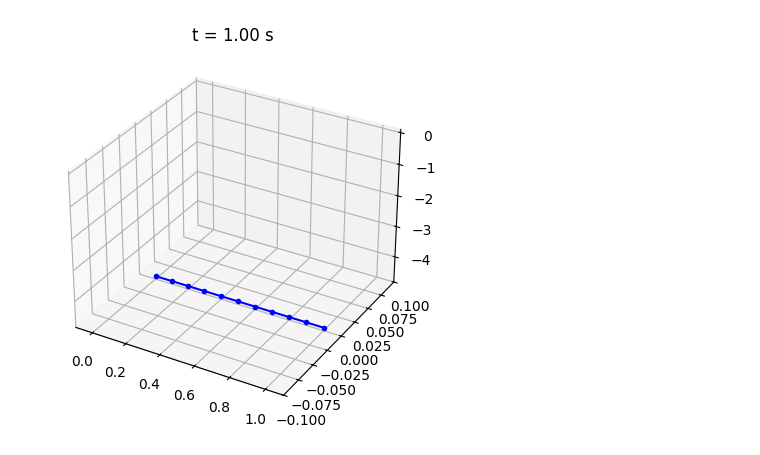
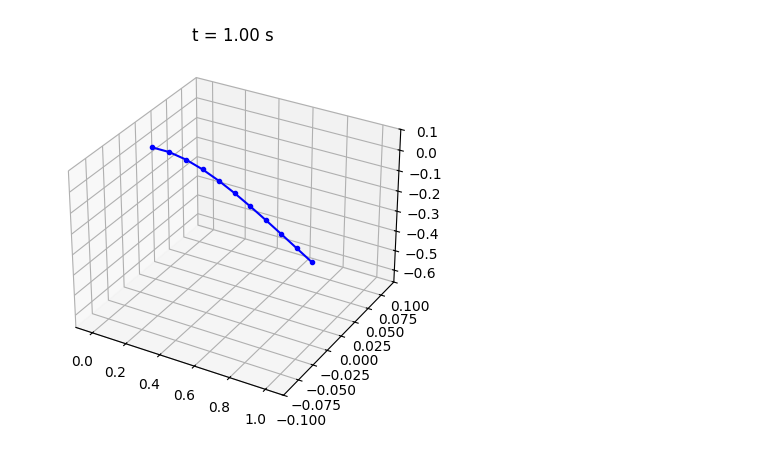
Before and after one commit to Radha-Lahoti/DiSMech-NN, a Jupyter notebook: analytical.ipynb, the cells around one changed output. Drawn from its saved outputs; the diff is of its cells as text; code cells hidden in the pictures.

Commit message:
working analytical sim using odeint

```diff
--- a/analytical.ipynb
+++ b/analytical.ipynb
@@ -163,0 +191,15 @@ v_traj[0]: tensor([0., 0., 0., 0., 0., 0.])
+# %%
+
+# --- set up and integrate ---
+ndof = q0.size
+freeDOF = list(range(6, ndof))  # fix first two nodes (first 6 DOF)
+f = BeamODE(ndof=ndof, m_per_dof=m_per_node, c_per_dof=0.1, g=9.81, freeDOF=freeDOF)
+
+t = torch.linspace(0.0, 1, 10001)            # 101 time samples over 1 second
+sol = odeint(f, x0, t, method='rk4')      # shape: (T, 2*ndof)
+
+print("Solution shape:", sol.shape)           # (T, 2*ndof)
+q_traj = sol[:, :ndof]                        # (T, ndof)
+v_traj = sol[:, ndof:]                        # (T, ndof)
+print("q_traj[0]:", q_traj[0, :6])
+print("v_traj[0]:", v_traj[0, :6])
@@ -193,23 +253,23 @@ plt.show()
 # %%
 import matplotlib.animation as animation
 
 fig = plt.figure()
 ax = fig.add_subplot(111, projection='3d')
 
 def update(frame):
     ax.cla()
     ax.plot(q_traj_np[frame, :, 0],
             q_traj_np[frame, :, 1],
             q_traj_np[frame, :, 2],
             'b.-')
     ax.set_xlim([q_traj_np[:, :, 0].min()-0.1, q_traj_np[:, :, 0].max()+0.1])
     ax.set_ylim([q_traj_np[:, :, 1].min()-0.1, q_traj_np[:, :, 1].max()+0.1])
     ax.set_zlim([q_traj_np[:, :, 2].min()-0.1, q_traj_np[:, :, 2].max()+0.1])
     ax.set_title(f"t = {t[frame]:.2f} s")
     return ax
 
-ani = animation.FuncAnimation(fig, update, frames=range(0, len(t), 5), interval=50)
+ani = animation.FuncAnimation(fig, update, frames=range(0, len(t), 100), interval=50)
 ani.save("beam_motion.gif", writer="ffmpeg", fps=20)
 plt.show()
 # %% [output]
-[figure, old version]
+[figure, new version]
```
Also changed, not shown: parts of 6 cells of this notebook, 3 other files.
